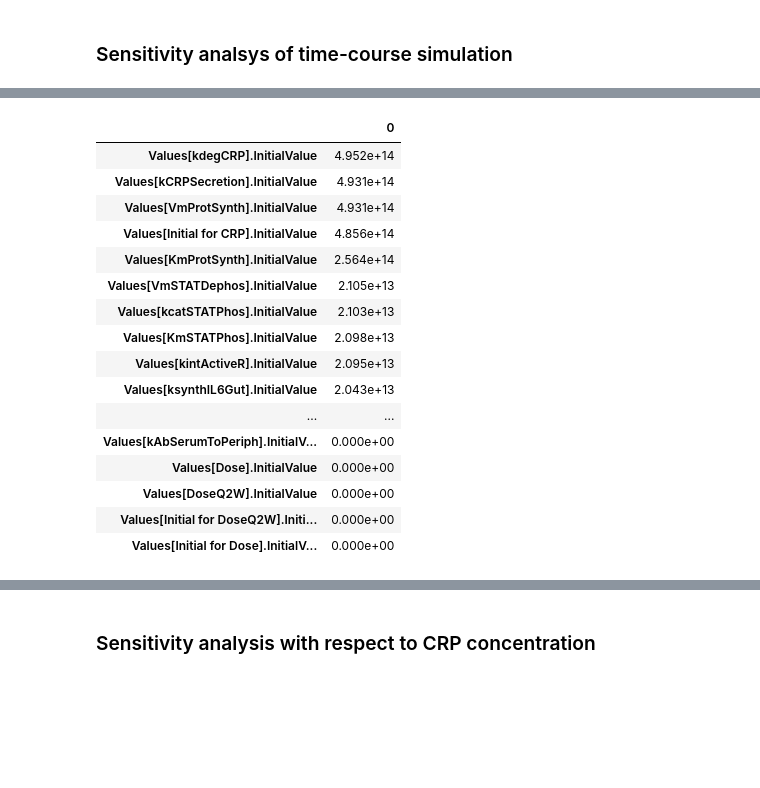
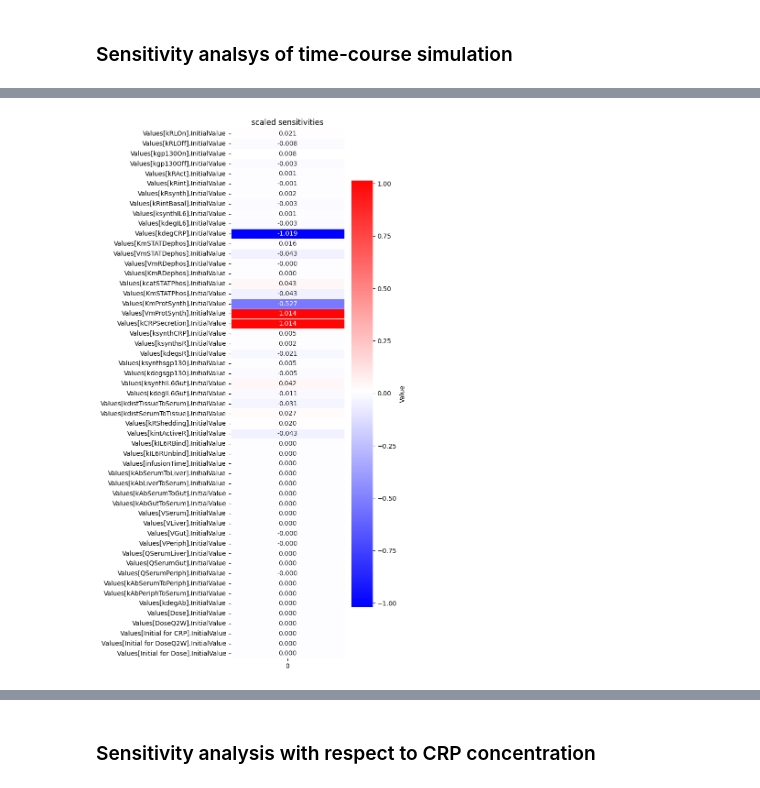
Before and after one commit to VirtualPatientEngine/AIAgents4Pharma, a Jupyter notebook: docs/notebooks/talk2biomodels/tutorial_sensitivity_analysis.ipynb, the cells around one changed output, grey strips where cells are left out. Saved outputs shown, nothing was run; the diff lists cells and outputs as text; code cells hidden in the pictures; blank space fills up the shorter version.

Commit message:
fix: add heatmap

```diff
--- a/docs/notebooks/talk2biomodels/tutorial_sensitivity_analysis.ipynb
+++ b/docs/notebooks/talk2biomodels/tutorial_sensitivity_analysis.ipynb
@@ -261,6 +261,37 @@ basico.get_sensitivity_settings()
  'secondary_cause': 'Not Set'}
 # %% [markdown]
 ### Sensitivity analsys of time-course simulation
+# %%
+def plot_sensitivity_heatmap(df, title, figsize=(4,15)):
+    """
+    Plot a heatmap visualization of sensitivity analysis results.
+
+    Args:
+        df (pandas.DataFrame): Dataframe containing sensitivity analysis results
+        title (str): Title for the plot
+        figsize (tuple): Figure size as (width, height)
+    """
+    # Set up time series sensitivity analysis
+    basico.set_sensitivity_settings({'sub_task': 'Time Series'})
+
+    # Create the plot
+    plt.figure(figsize=figsize)
+
+    # Define color scheme
+    colors = ["blue", "white", "red"]  # Dark blue → white → dark red
+    custom_cmap = LinearSegmentedColormap.from_list("custom", colors, N=7000)
+
+    # Create heatmap
+    sns.heatmap(df,
+                annot=True,  # Show numbers in cells
+                cmap=custom_cmap,
+                fmt='.3f',  # Format numbers to 3 decimal places
+                cbar_kws={'label': 'Value'},
+                linewidths=.5,
+                center=df.values.mean())
+
+    plt.title(title)
+    plt.show()
 # %%
 basico.run_sensitivities()
 # %%
@@ -288,21 +319,7 @@ basico.get_scaled_sensitivities()
+# %%
+plot_sensitivity_heatmap(df, "scaled sensitivities")
+# %% [output]
+[figure, added]
 # %%
 # get summarized sensitivities
-basico.get_summarized_sensitivities().sort_values(by=0, ascending=False)
+df =basico.get_summarized_sensitivities().sort_values(by=0, ascending=False)
-# %% [output]
-|  | 0 |
-| Values[kdegCRP].InitialValue | 4.952e+14 |
-| Values[kCRPSecretion].InitialValue | 4.931e+14 |
-| Values[VmProtSynth].InitialValue | 4.931e+14 |
-| Values[Initial for CRP].InitialValue | 4.856e+14 |
-| Values[KmProtSynth].InitialValue | 2.564e+14 |
-| Values[VmSTATDephos].InitialValue | 2.105e+13 |
-| Values[kcatSTATPhos].InitialValue | 2.103e+13 |
-| Values[KmSTATPhos].InitialValue | 2.098e+13 |
-| Values[kintActiveR].InitialValue | 2.095e+13 |
-| Values[ksynthIL6Gut].InitialValue | 2.043e+13 |
-| ... | ... |
-| Values[kAbSerumToPeriph].InitialV... | 0.000e+00 |
-| Values[Dose].InitialValue | 0.000e+00 |
-| Values[DoseQ2W].InitialValue | 0.000e+00 |
-| Values[Initial for DoseQ2W].Initi... | 0.000e+00 |
-| Values[Initial for Dose].InitialV... | 0.000e+00 |
```
Also changed, not shown: parts of 10 cells of this notebook.
